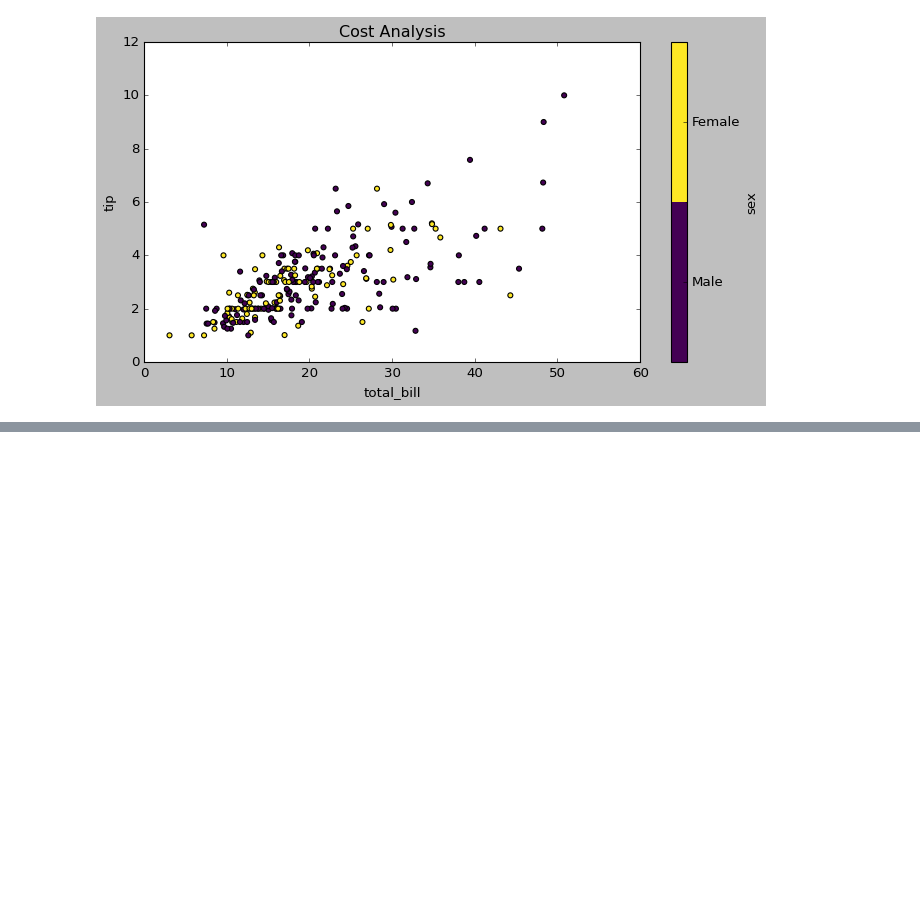
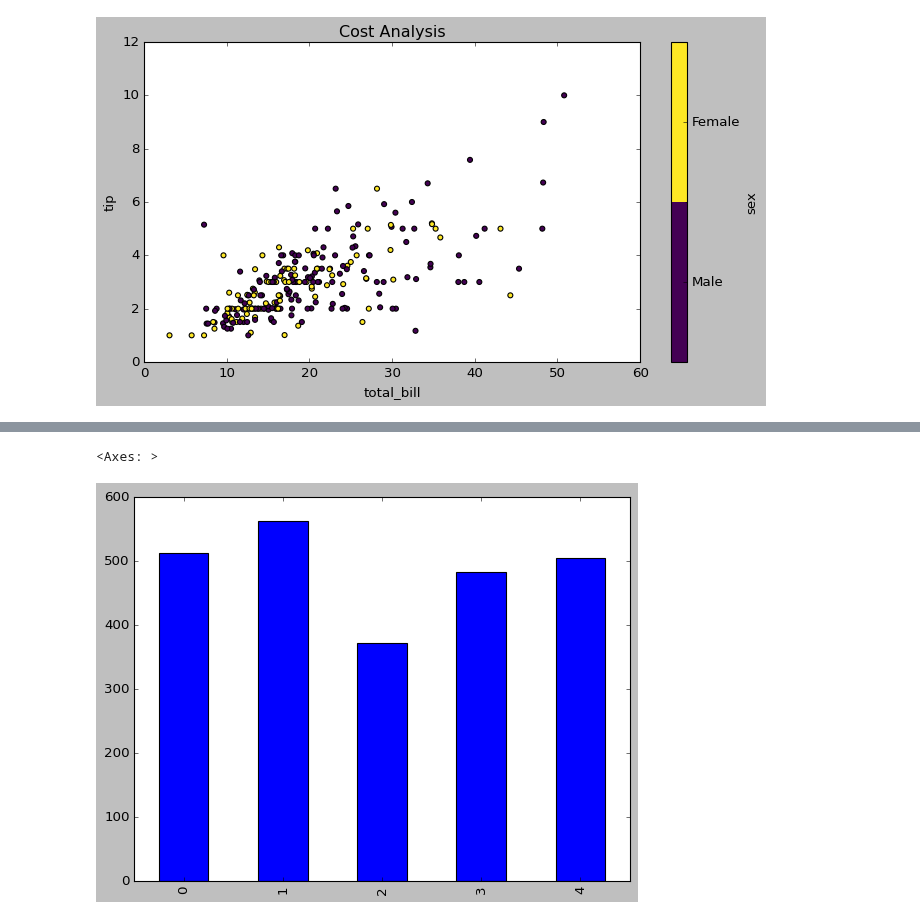
Before and after one commit to sseal2004/Machine-Learning-Full-Course, a Jupyter notebook: Python Library/MatplotLib/02_advanceMatplotlib/PandasPlotFunction.ipynb, the cells around one changed output, grey strips where cells are left out. Cells and saved outputs as stored; diff of their text form; code cells hidden in the pictures; blank space fills up the shorter version.

```diff
--- a/Python Library/MatplotLib/02_advanceMatplotlib/PandasPlotFunction.ipynb
+++ b/Python Library/MatplotLib/02_advanceMatplotlib/PandasPlotFunction.ipynb
@@ -50,0 +81,3 @@ tips.plot(kind='scatter',x='total_bill',y='tip',title='Cost Analysis',figsize=(1
+# %%
+temp=pd.read_csv('./dataSet/batsman_season_record (1).csv')
+temp.head()
@@ -50,0 +91,5 @@ tips.plot(kind='scatter',x='total_bill',y='tip',title='Cost Analysis',figsize=(1
+# %%
+temp['2015'].plot(kind='bar')
+# %% [output]
+<Axes: >
+[figure, added]
```
Also changed, not shown: parts of 30 cells of this notebook.
